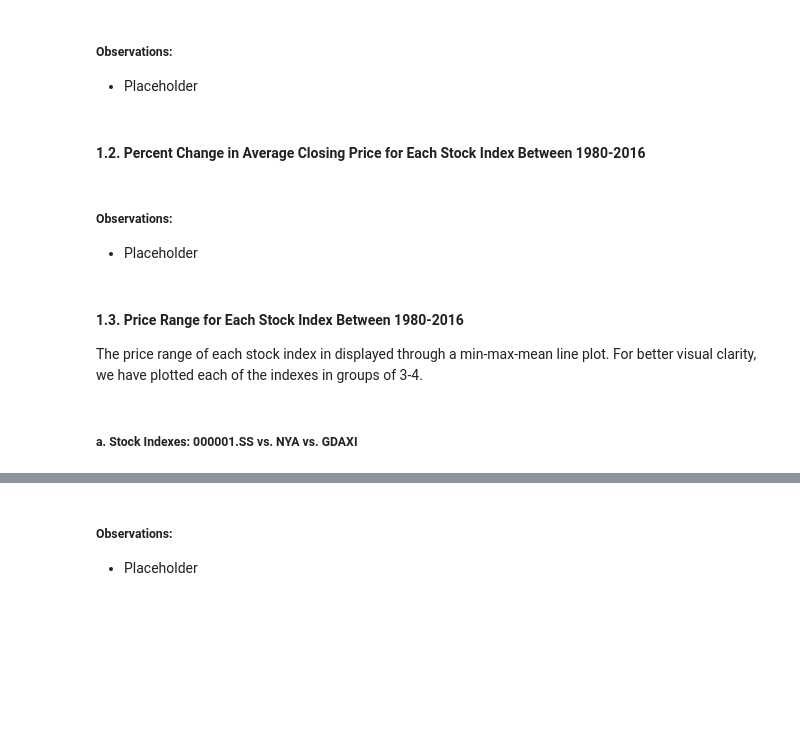
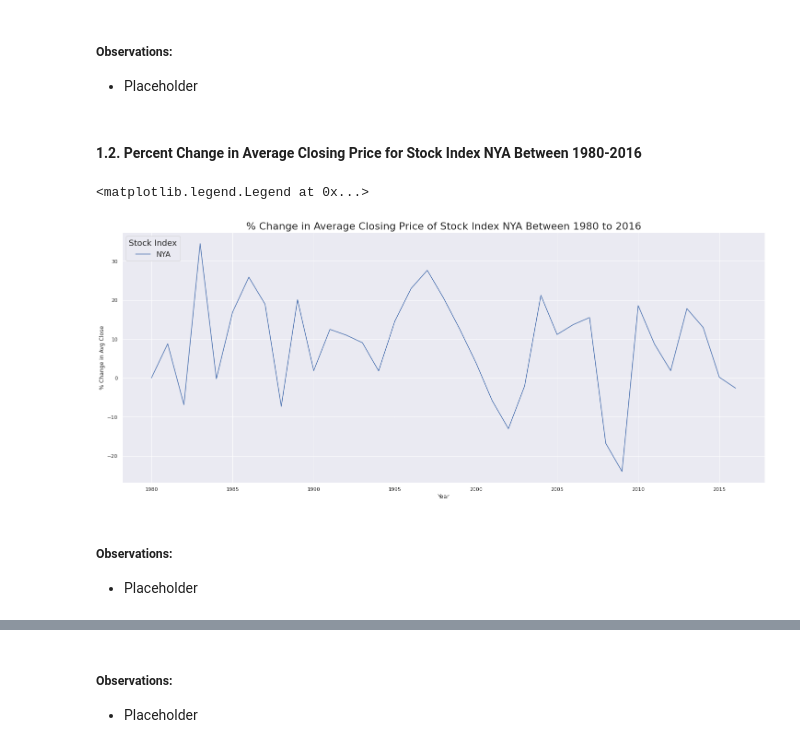
Before and after one commit to jal004/COGS108_SP22_Group009_Project, a Jupyter notebook: FinalProjectGroup009Sp22.ipynb, the cells around one changed output, grey strips where cells are left out. Drawn from its saved outputs; the diff is of its cells as text; code cells hidden in the pictures; blank space fills up the shorter version.

```diff
--- a/FinalProjectGroup009Sp22.ipynb
+++ b/FinalProjectGroup009Sp22.ipynb
@@ -481,19 +738,16 @@ plt.legend(title='Stock Index', loc='upper left', fontsize=16, title_fontsize=18
 ##### Observations:
 - Placeholder
 # %% [markdown]
-#### 1.2. Percent Change in Average Closing Price for Each Stock Index Between 1980-2016
+#### 1.2. Percent Change in Average Closing Price for Stock Index NYA Between 1980-2016
 # %%
-# Percent change in average closing price for each stock index
+# Percent change in average closing price for stock index NYA
 pct_avg_close = sns.lineplot(data=stock_merge, x='Year', y='% Change in Avg Close', hue='Index')
-pct_avg_close.set_title('% Change in Average Closing Price of Each Stock Index Between 1980 to 2016', fontsize=22)
+pct_avg_close.set_title('% Change in Average Closing Price of Stock Index NYA Between 1980 to 2016', fontsize=22)
 
 plt.legend(title='Stock Index', loc='upper left', fontsize=16, title_fontsize=18)
+# %% [output]
+<matplotlib.legend.Legend at 0x...>
+[figure, added]
 # %% [markdown]
 ##### Observations:
 - Placeholder
-# %% [markdown]
-#### 1.3. Price Range for Each Stock Index Between 1980-2016
-
-The price range of each stock index in displayed through a min-max-mean line plot. For better visual clarity, we have plotted each of the indexes in groups of 3-4.
-# %% [markdown]
-##### a. Stock Indexes: 000001.SS vs. NYA vs. GDAXI
```
Also changed, not shown: parts of 52 cells of this notebook.
